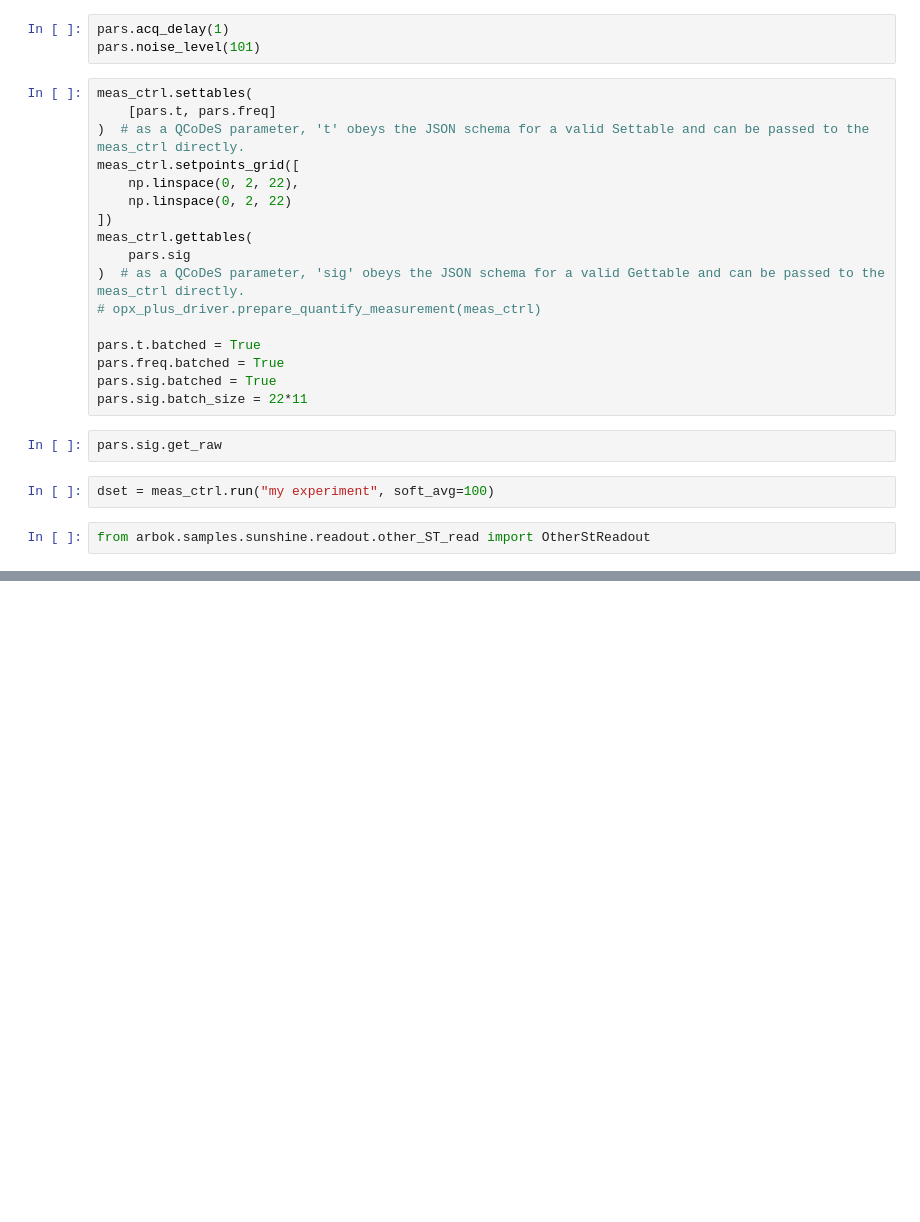
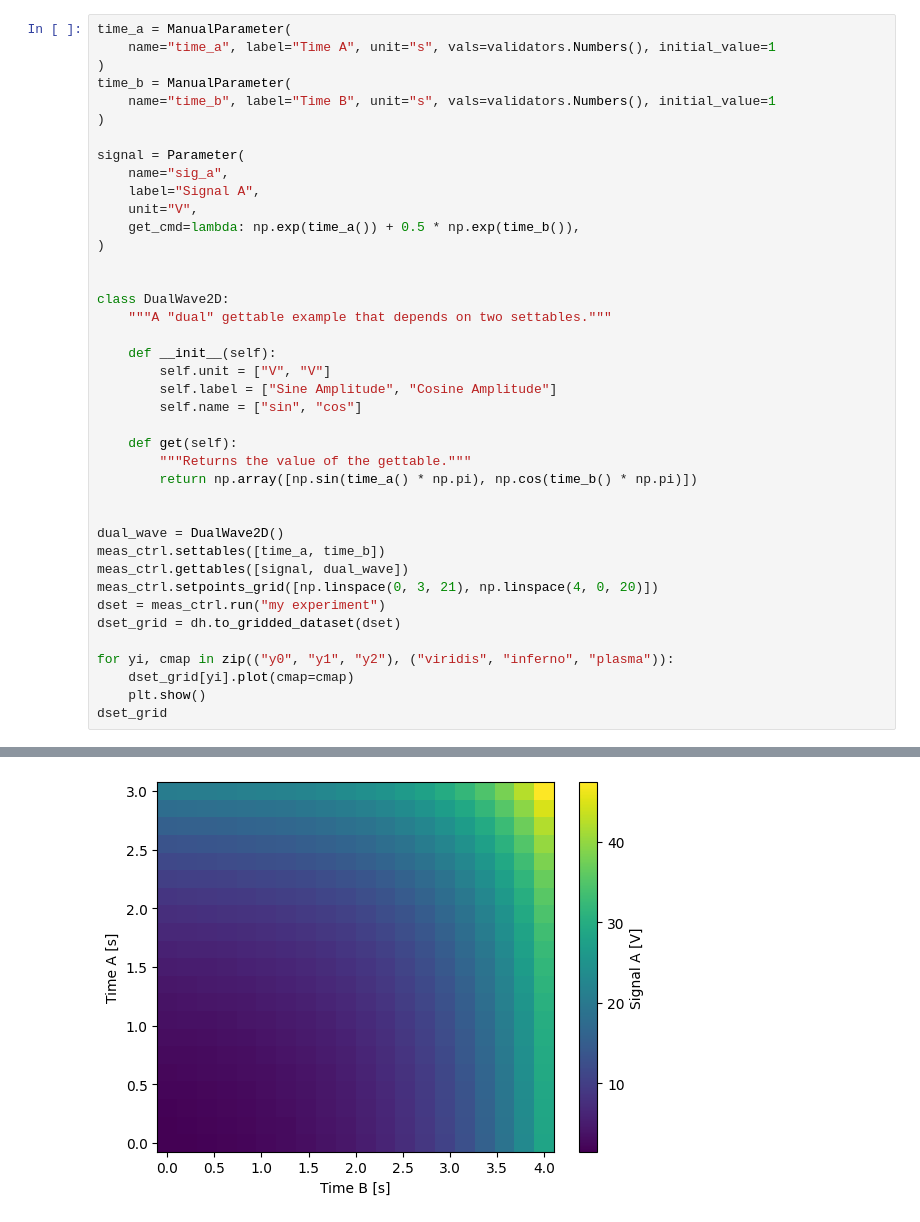
Before and after one commit to andncl/arbok, a Jupyter notebook: arbok/examples/quantify_test.ipynb, the cells around one changed output, grey strips where cells are left out. Drawn from its saved outputs; the diff is of its cells as text; blank space fills up the shorter version.

```diff
--- a/arbok/examples/quantify_test.ipynb
+++ b/arbok/examples/quantify_test.ipynb
@@ -31,26 +31,41 @@ pars = mk_cosine_instrument()
-# %%
-pars.acq_delay(1)
-pars.noise_level(101)
-# %%
-meas_ctrl.settables(
-    [pars.t, pars.freq]
-)  # as a QCoDeS parameter, 't' obeys the JSON schema for a valid Settable and can be passed to the meas_ctrl directly.
-meas_ctrl.setpoints_grid([
-    np.linspace(0, 2, 22),
-    np.linspace(0, 2, 22)
-])
-meas_ctrl.gettables(
-    pars.sig
-)  # as a QCoDeS parameter, 'sig' obeys the JSON schema for a valid Gettable and can be passed to the meas_ctrl directly.
-# opx_plus_driver.prepare_quantify_measurement(meas_ctrl)
-
-pars.t.batched = True
-pars.freq.batched = True
-pars.sig.batched = True
-pars.sig.batch_size = 22*11
-# %%
-pars.sig.get_raw
-# %%
-dset = meas_ctrl.run("my experiment", soft_avg=100)
-# %%
-from arbok.samples.sunshine.readout.other_ST_read import OtherStReadout
+# %%
+time_a = ManualParameter(
+    name="time_a", label="Time A", unit="s", vals=validators.Numbers(), initial_value=1
+)
+time_b = ManualParameter(
+    name="time_b", label="Time B", unit="s", vals=validators.Numbers(), initial_value=1
+)
+
+signal = Parameter(
+    name="sig_a",
+    label="Signal A",
+    unit="V",
+    get_cmd=lambda: np.exp(time_a()) + 0.5 * np.exp(time_b()),
+)
+
+
+class DualWave2D:
+    """A "dual" gettable example that depends on two settables."""
+
+    def __init__(self):
+        self.unit = ["V", "V"]
+        self.label = ["Sine Amplitude", "Cosine Amplitude"]
+        self.name = ["sin", "cos"]
+
+    def get(self):
+        """Returns the value of the gettable."""
+        return np.array([np.sin(time_a() * np.pi), np.cos(time_b() * np.pi)])
+
+
+dual_wave = DualWave2D()
+meas_ctrl.settables([time_a, time_b])
+meas_ctrl.gettables([signal, dual_wave])
+meas_ctrl.setpoints_grid([np.linspace(0, 3, 21), np.linspace(4, 0, 20)])
+dset = meas_ctrl.run("my experiment")
+dset_grid = dh.to_gridded_dataset(dset)
+
+for yi, cmap in zip(("y0", "y1", "y2"), ("viridis", "inferno", "plasma")):
+    dset_grid[yi].plot(cmap=cmap)
+    plt.show()
+dset_grid
+# %% [output]
@@ -56,0 +76 @@ from arbok.samples.sunshine.readout.other_ST_read import OtherStReadout
+[figure, added]
```
Also changed, not shown: parts of 6 cells of this notebook, 1 other file.
